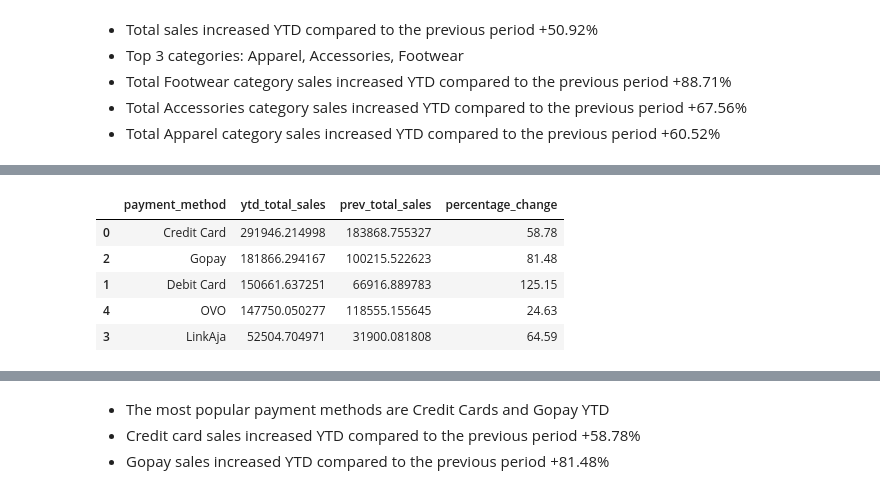
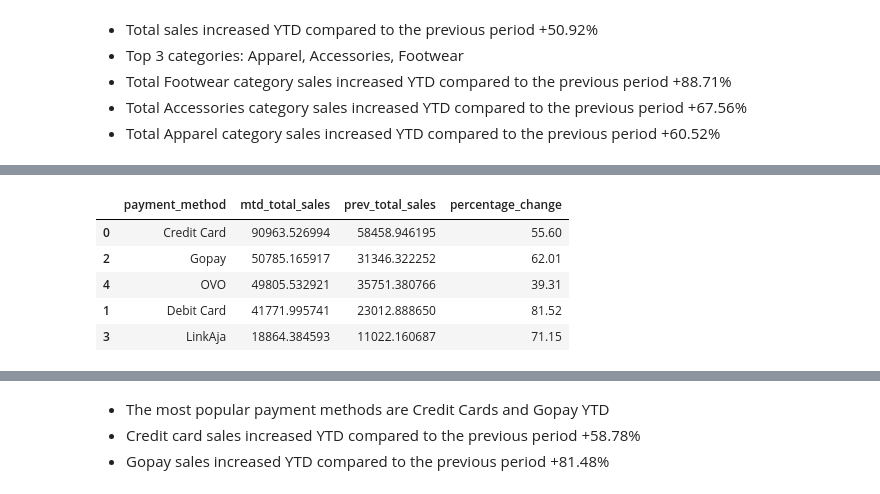
Before and after one commit to uzhegovaelena/ecommerce_analysis, a Jupyter notebook: e_commerce.ipynb, the cells around one changed output, grey strips where cells are left out. Saved outputs shown, nothing was run; the diff lists cells and outputs as text; code cells hidden in the pictures.

```diff
--- a/e_commerce.ipynb
+++ b/e_commerce.ipynb
@@ -111,7 +127,7 @@ data.head(3)
 # %%
 product = pd.DataFrame(product)
-data_new = pd.merge(product, data, left_on='id', right_on='product_id')
-data_new.head(3)
+full_data = pd.merge(product, data, left_on='id', right_on='product_id')
+full_data.head(3)
 # %% [output]
 |  | id | gender_x | masterCategory | subCategory | articleType | baseColour | season | year | usage | ... |
 | 0 | 15970 | Men | Apparel | Topwear | Shirts | Navy Blue | Fall | 2011.0 | Casual | ... |
@@ -121,12 +137,12 @@ data_new.head(3)
 # %%
-data_new['birthdate'] = pd.to_datetime(data_new['birthdate'])
-data_new['age'] = datetime.datetime.now().year - data_new['birthdate'].dt.year
+full_data['birthdate'] = pd.to_datetime(full_data['birthdate'])
+full_data['age'] = datetime.datetime.now().year - full_data['birthdate'].dt.year
 
-#time of transaction
+#Can use time of transaction instead of to_datetime
 
 # data_new.head(1)
 # %%
-data_new.rename(columns={'gender_x': 'category_gender', 'gender_y': 'customer_gender'}, inplace=True)
+full_data.rename(columns={'gender_x': 'category_gender', 'gender_y': 'customer_gender'}, inplace=True)
 # %% [markdown]
 #### Describe data
 # %%
@@ -220,9 +231,11 @@ total_sales
 # %%
 #@title # Filter the data for the desired date ranges
-ytd_start_date = '2021-08-01'
-ytd_end_date = '2022-07-31'
+mtd_start_date = '2021-07-31'
+mtd_end_date = '2022-07-31'
 prev_start_date = '2020-08-01'
 prev_end_date = '2021-07-31'
 
-ytd_data = data_new[(data_new['created_at'] >= ytd_start_date) & (data_new['created_at'] <= ytd_end_date)]
-prev_data = data_new[(data_new['created_at'] >= prev_start_date) & (data_new['created_at'] <= prev_end_date)]
+mtd_data = full_data[(full_data['created_at'] >= mtd_start_date) & (full_data['created_at'] <= mtd_end_date)]
+prev_data = full_data[(full_data['created_at'] >= prev_start_date) & (full_data['created_at'] <= prev_end_date)]
+
+mtd_data.sample(1)
@@ -359,31 +405,31 @@ fig.show()
 # %%
 #@title What are the payment method sales compared to the previous period?
 
 # Calculate the YTD and previous period total sales for each category
-ytd_payment = ytd_data.groupby('payment_method')['total_usd'].sum()
-prev_payment = prev_data.groupby('payment_method')['total_usd'].sum()
+mtd_payment = mtd_data.loc[mtd_data['total_amount'].notna(), 'total_sales_usd'].groupby(mtd_data['payment_method']).sum()
+prev_payment = prev_data.loc[prev_data['total_amount'].notna(), 'total_sales_usd'].groupby(prev_data['payment_method']).sum()
 
 # Create a dataframe with the comparison results and merge Dataframes
-df_comp_pay = pd.DataFrame({'payment_method': ytd_payment.index})
-df_comp_pay = df_comp_pay.merge(ytd_payment, how='left', left_on='payment_method', right_index=True)
+df_comp_pay = pd.DataFrame({'payment_method': mtd_payment.index})
+df_comp_pay = df_comp_pay.merge(mtd_payment, how='left', left_on='payment_method', right_index=True)
 df_comp_pay = df_comp_pay.merge(prev_payment, how='left', left_on='payment_method', right_index=True)
-df_comp_pay = df_comp_pay.rename(columns={'total_usd_x': 'ytd_total_sales', 'total_usd_y': 'prev_total_sales'})
+df_comp_pay = df_comp_pay.rename(columns={'total_sales_usd_x': 'mtd_total_sales', 'total_sales_usd_y': 'prev_total_sales'})
 
 # Fill missing values in prev_total_sales with 0
 df_comp_pay['prev_total_sales'] = df_comp_pay['prev_total_sales'].fillna(0)
 
-df_comp_pay['percentage_change'] = round(((df_comp_pay['ytd_total_sales'] - df_comp_pay['prev_total_sales']) / df_comp_pay['prev_total_sales']) * 100, 2)
+df_comp_pay['percentage_change'] = round(((df_comp_pay['mtd_total_sales'] - df_comp_pay['prev_total_sales']) / df_comp_pay['prev_total_sales']) * 100, 2)
 
 # Replace 'inf' with a specific value (e.g., 0)
 df_comp_pay.replace([np.inf, -np.inf], 0, inplace=True)
 
-df_comp_pay = df_comp_pay.sort_values('ytd_total_sales', ascending=False)
+df_comp_pay = df_comp_pay.sort_values('mtd_total_sales', ascending=False)
 
 df_comp_pay.head(10)
 # %% [output]
-|  | payment_method | ytd_total_sales | prev_total_sales | percentage_change |
-| 0 | Credit Card | 291946.214998 | 183868.755327 | 58.78 |
-| 2 | Gopay | 181866.294167 | 100215.522623 | 81.48 |
-| 1 | Debit Card | 150661.637251 | 66916.889783 | 125.15 |
-| 4 | OVO | 147750.050277 | 118555.155645 | 24.63 |
-| 3 | LinkAja | 52504.704971 | 31900.081808 | 64.59 |
+|  | payment_method | mtd_total_sales | prev_total_sales | percentage_change |
+| 0 | Credit Card | 90963.526994 | 58458.946195 | 55.60 |
+| 2 | Gopay | 50785.165917 | 31346.322252 | 62.01 |
+| 4 | OVO | 49805.532921 | 35751.380766 | 39.31 |
+| 1 | Debit Card | 41771.995741 | 23012.888650 | 81.52 |
+| 3 | LinkAja | 18864.384593 | 11022.160687 | 71.15 |
```
Also changed, not shown: parts of 47 cells of this notebook.
